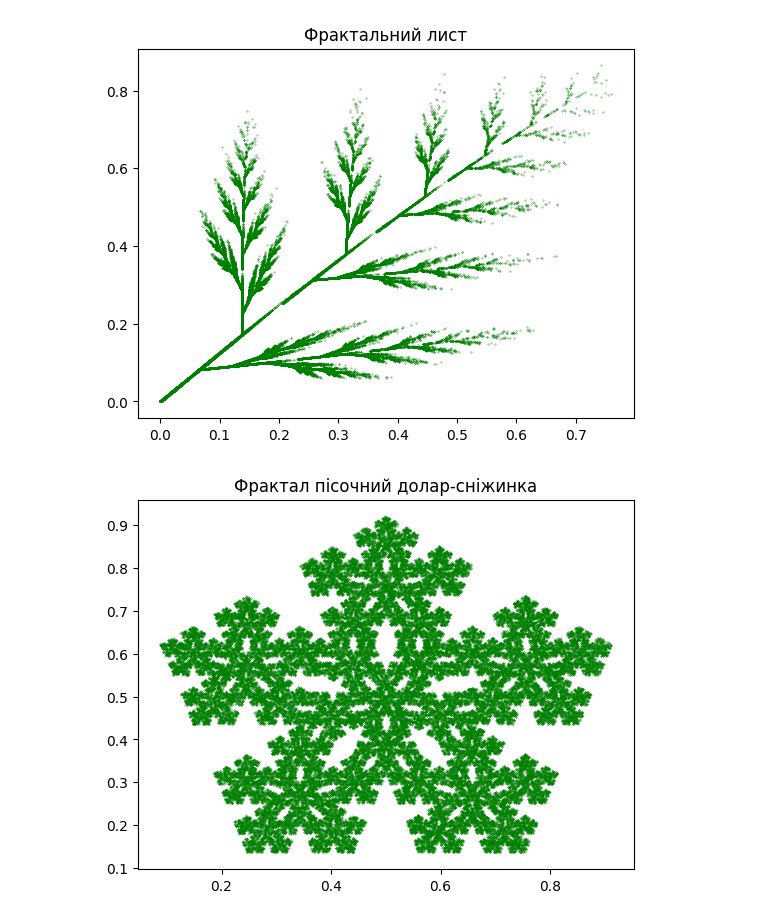
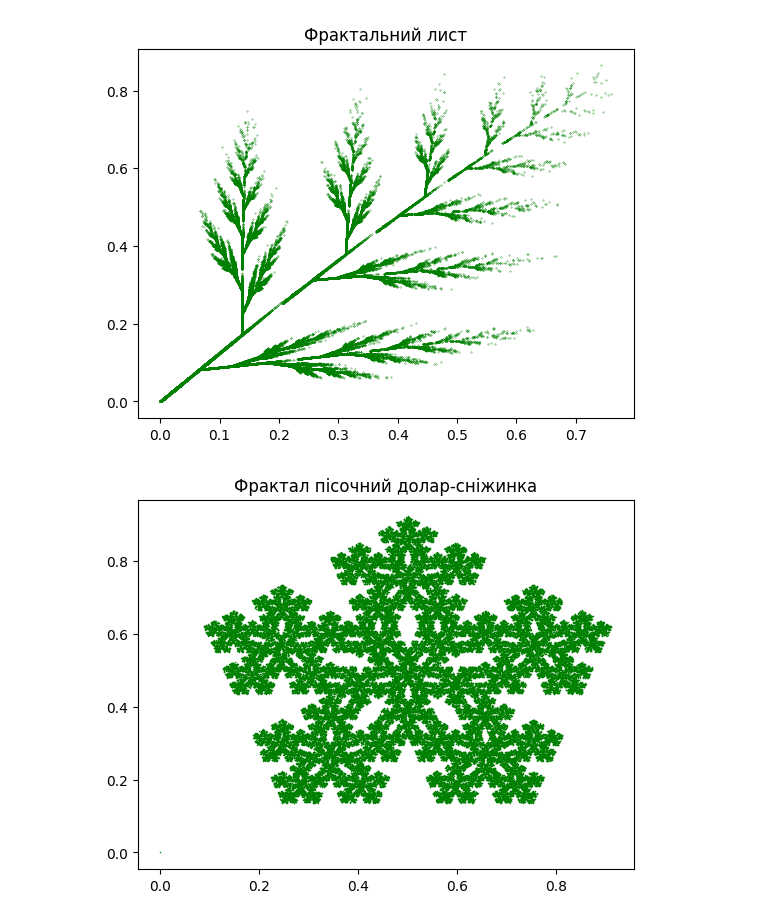
Before and after one commit to gre1wy/CompGraphic, a Jupyter notebook: Lab4/lab4.ipynb, the cells around one changed output. Saved outputs shown, nothing was run; the diff lists cells and outputs as text; code cells hidden in the pictures.

```diff
--- a/Lab4/lab4.ipynb
+++ b/Lab4/lab4.ipynb
@@ -4,3 +6,45 @@ import numpy as np
+# %%
+def generate_fractal(rules: dict, iterations: int):
+    x, y = [0], [0]
+    if 'a' in rules[0]:
+        if 'p' in rules[0]:
+            for _ in range(iterations):
+                rule = np.random.choice(rules, p=[rule['p'] for rule in rules])
+                x1 = rule['a'] * x[-1] + rule['b'] * y[-1] + rule['e']
+                y1 = rule['c'] * x[-1] + rule['d'] * y[-1] + rule['f']
+                x.append(x1)
+                y.append(y1)
+        else:
+            for _ in range(iterations):
+                rule = np.random.choice(rules)
+                x1 = rule['a'] * x[-1] + rule['b'] * y[-1] + rule['e']
+                y1 = rule['c'] * x[-1] + rule['d'] * y[-1] + rule['f']
+                x.append(x1)
+                y.append(y1)
+    else:
+        if 'p' in rules[0]:
+            for _ in range(iterations):
+                rule = np.random.choice(rules, p=[rule['p'] for rule in rules])
+                x1 = rule['r'] *np.cos(rule['theta'])* x[-1] - rule['s']*np.sin(rule['phi'])*y[-1] + rule['e']
+                y1 = -rule['r']*np.sin(rule['theta']) * x[-1] + rule['s']*np.cos(rule['phi'])* y[-1] + rule['f']
+                x.append(x1)
+                y.append(y1)
+        else:
+            for _ in range(iterations):
+                rule = np.random.choice(rules)
+                x1 = rule['r'] *np.cos(rule['theta'])* x[-1] - rule['s']*np.sin(rule['phi'])*y[-1] + rule['e']
+                y1 = -rule['r']*np.sin(rule['theta']) * x[-1] + rule['s']*np.cos(rule['phi'])* y[-1] + rule['f']
+                x.append(x1)
+                y.append(y1)
+
+    return x, y
+# %%
+def display(rules: dict, iterations: int, name='fractal'):
+    x, y = generate_fractal(rules, iterations)
+    plt.figure()
+    plt.plot(x, y, '*', color='green', markersize=0.5)
+    plt.title(name)
+    plt.show()
 # %%
 rules = [
     {'a': 0.1400, 'b': 0.0100, 'c': 0.0000, 'd': 0.5100, 'e': -0.0800, 'f': -1.3100},
@@ -95,15 +133,15 @@ generate_fractal(rules, iterations=100000, name='Фрактальний лист
 # %%
 rules = [
     {'a': 0.38200, 'b': 0.00000, 'c': 0.00000, 'd': 0.38200, 'e': 0.30900, 'f': 0.57000},
     {'a': 0.11800, 'b': -0.36330, 'c': 0.36330, 'd': 0.11800, 'e': 0.36330, 'f': 0.33060},
     {'a': 0.11800, 'b': 0.36330, 'c': -0.36330, 'd': 0.11800, 'e': 0.51870, 'f': 0.69400},
     {'a': -0.30900, 'b': -0.22450, 'c': 0.22450, 'd': -0.30900, 'e': 0.60700, 'f': 0.30900},
     {'a': -0.30900, 'b': 0.22450, 'c': -0.22450, 'd': -0.30900, 'e': 0.70160, 'f': 0.53350},
     {'a': 0.38200, 'b': 0.00000, 'c': 0.00000, 'd': -0.38200, 'e': 0.30900, 'f': 0.67700}
 ]
-generate_fractal(rules, iterations=100000, name='Фрактал пісочний долар-сніжинка', p=False)
+display(rules, iterations=100000, name='Фрактал пісочний долар-сніжинка')
 # %% [output]
-[figure, old version]
+[figure, new version]
 # %%
 rules = [
     {'a': 0.0, 'b': 0.0, 'c': 0.0, 'd': 0.16, 'e': 0.0, 'f': 0.0, 'p': 0.1},
```
Also changed, not shown: parts of 18 cells of this notebook, 18 other files.
